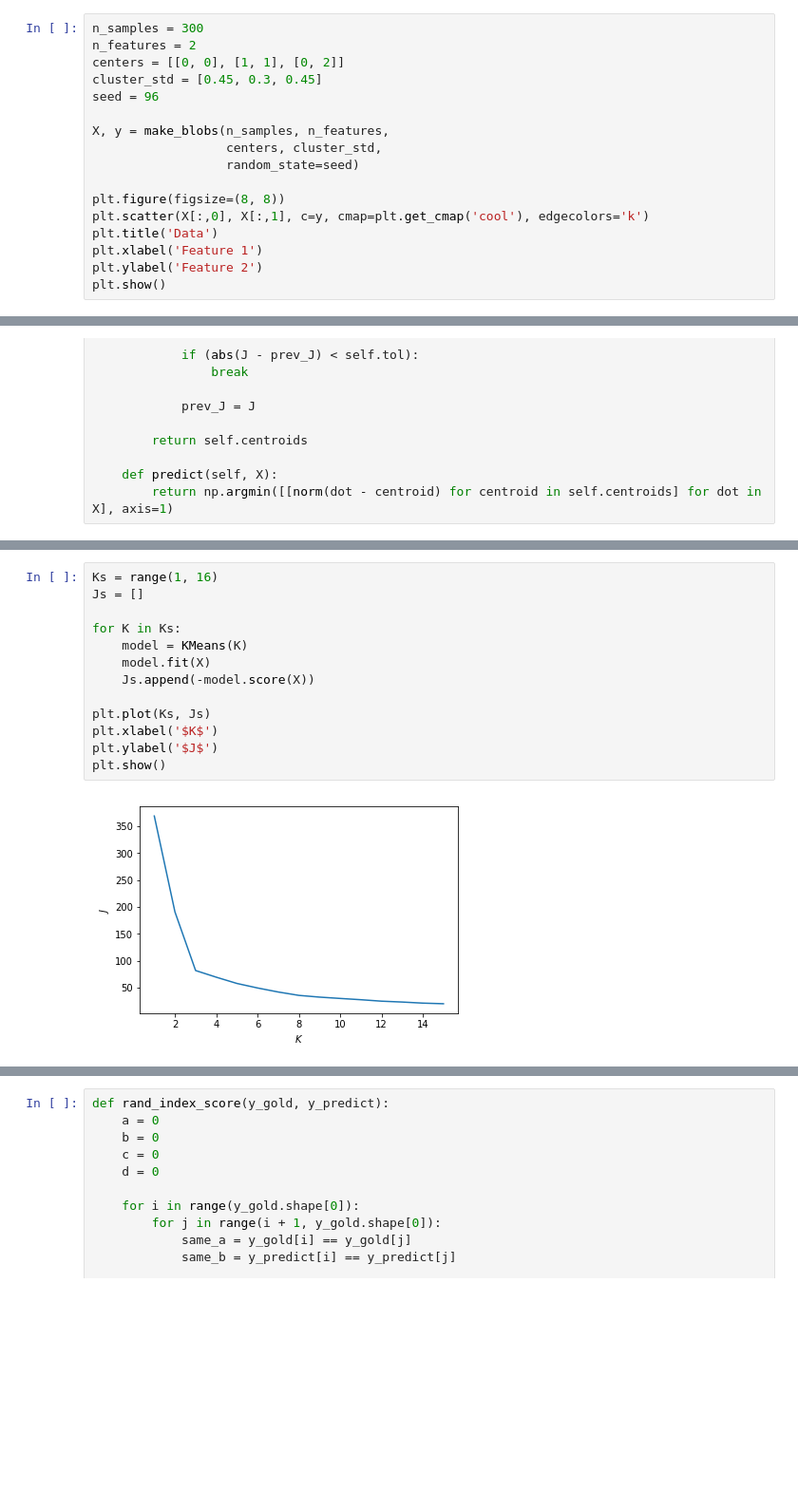
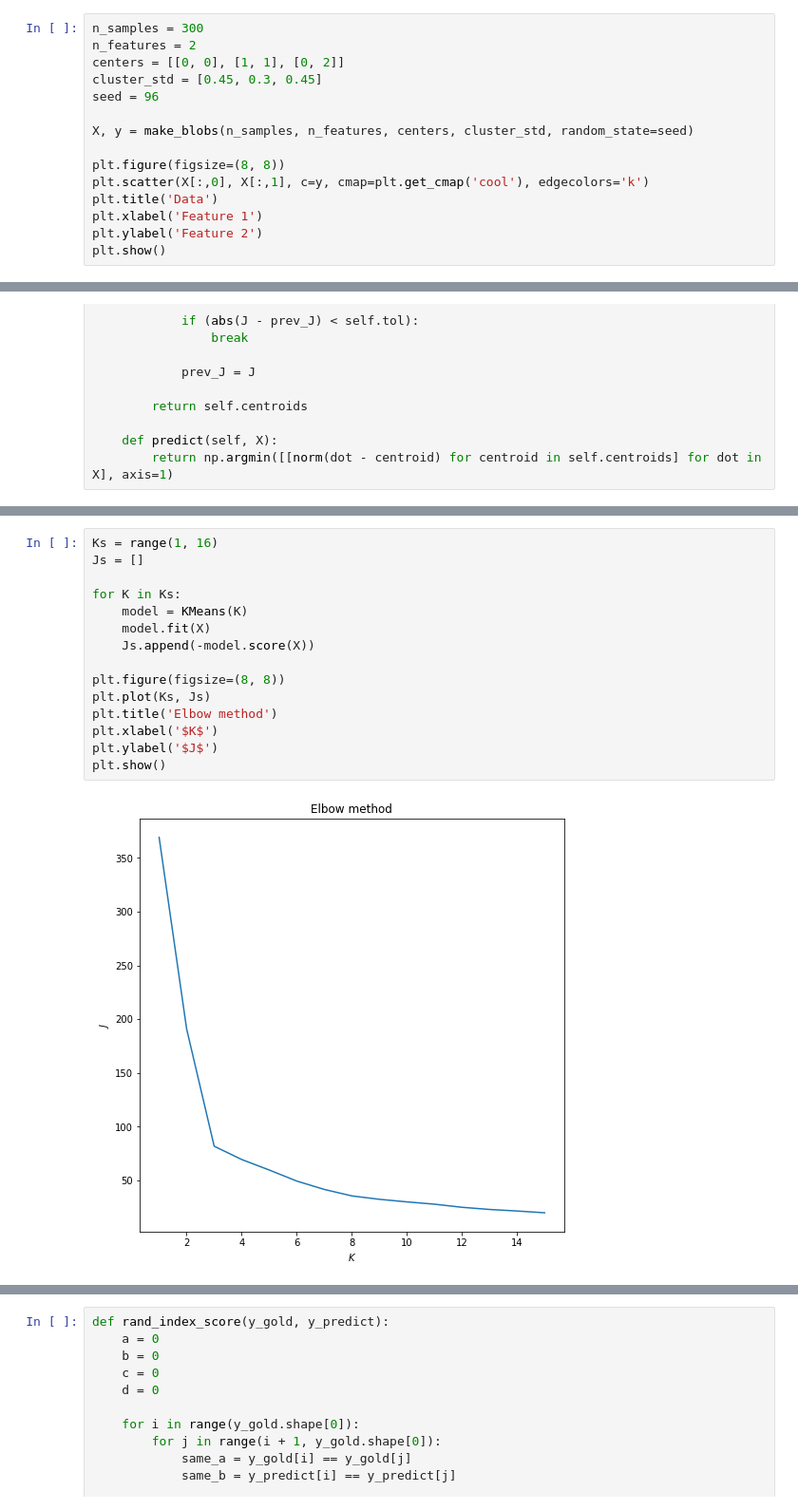
Before and after one commit to tzadro/aldm-lab, a Jupyter notebook: K-Means.ipynb, the cells around one changed output, grey strips where cells are left out. Shown at 95% size. Cells and saved outputs as stored; diff of their text form; blank space fills up the shorter version.

```diff
--- a/K-Means.ipynb
+++ b/K-Means.ipynb
@@ -14,9 +24,7 @@ centers = [[0, 0], [1, 1], [0, 2]]
 cluster_std = [0.45, 0.3, 0.45]
 seed = 96
 
-X, y = make_blobs(n_samples, n_features,
-                  centers, cluster_std,
-                  random_state=seed)
+X, y = make_blobs(n_samples, n_features, centers, cluster_std, random_state=seed)
 
 plt.figure(figsize=(8, 8))
 plt.scatter(X[:,0], X[:,1], c=y, cmap=plt.get_cmap('cool'), edgecolors='k')
@@ -85,15 +112,17 @@ b) Elbow method
 # %%
 Ks = range(1, 16)
 Js = []
 
 for K in Ks:
     model = KMeans(K)
     model.fit(X)
     Js.append(-model.score(X))
 
+plt.figure(figsize=(8, 8))
 plt.plot(Ks, Js)
+plt.title('Elbow method')
 plt.xlabel('$K$')
 plt.ylabel('$J$')
 plt.show()
 # %% [output]
-[figure, old version]
+[figure, new version]
```
Also changed, not shown: parts of 29 cells of this notebook.
